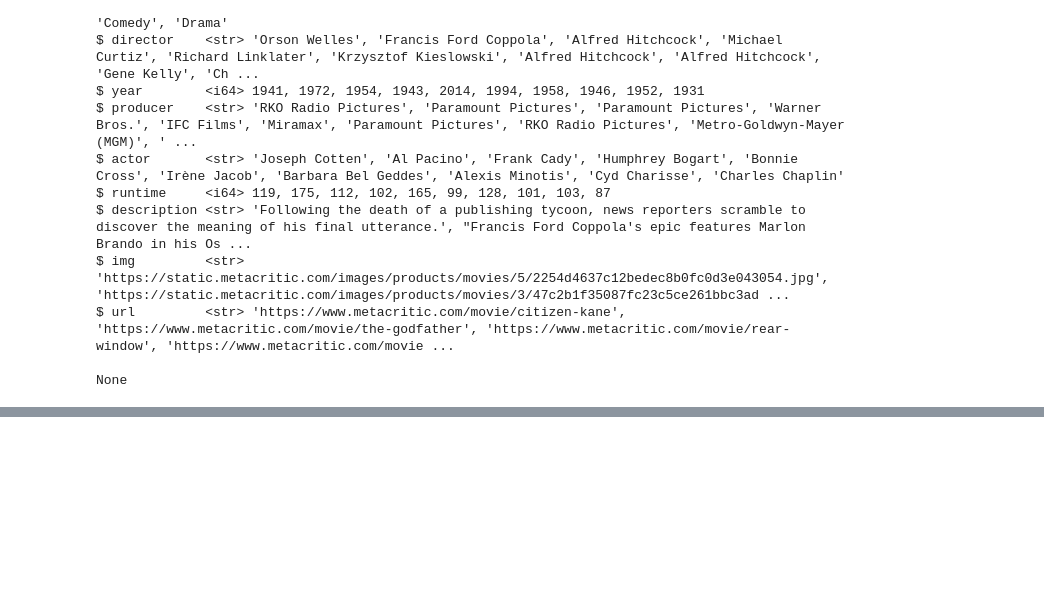
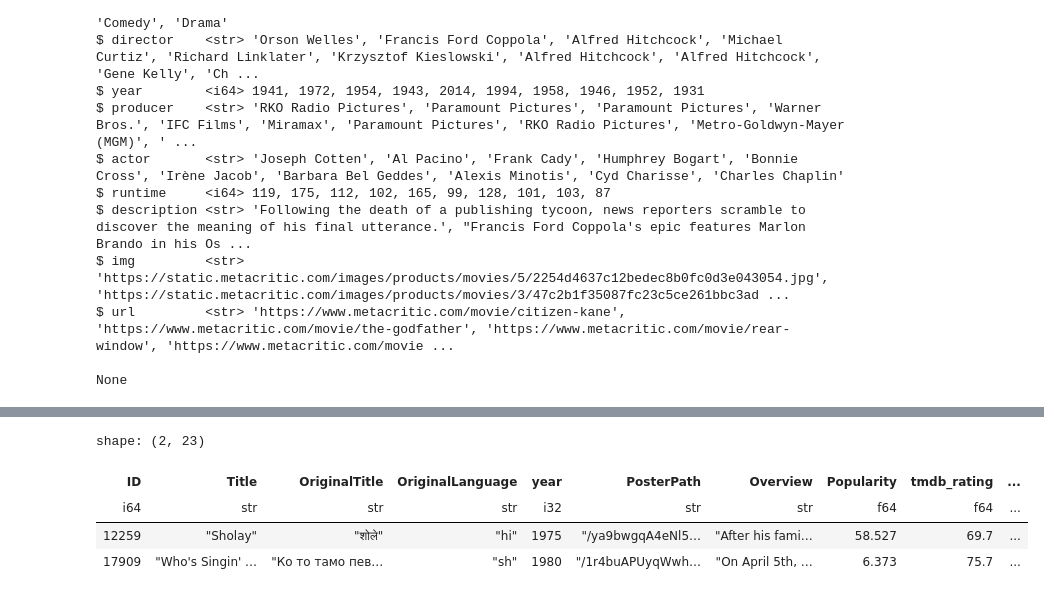
Before and after one commit to shanks-t/cinema-stats, a Jupyter notebook: notebooks/ratings.ipynb, the cells around one changed output, grey strips where cells are left out. Drawn from its saved outputs; the diff is of its cells as text; code cells hidden in the pictures; blank space fills up the shorter version.

```diff
--- a/notebooks/ratings.ipynb
+++ b/notebooks/ratings.ipynb
@@ -93,7 +93,7 @@ None
 # ratings = tmdb.join(imdb.rename({"averageRating": "tmdb-rating"}), left_on="ImdbID", right_on="const", how="left")
 # Selecting only necessary columns from the right DataFrame before joining
 # tmdb_selected = tmdb.select(['ImdbID', 'VoteAverage'])  # Assuming 'rating_tmdb' is the column you need
-imdb_selected = imdb.rename({'averageRating': 'imdb_rating', 'primaryName': 'director'}).select(['const', 'imdb_rating', 'director'])
+imdb_selected = imdb.rename({'averageRating': 'imdb_rating', 'primaryName': 'director', 'numVotes': 'imdb_votes'}).select(['const', 'imdb_rating', 'director', 'imdb_votes'])
 
 # Performing the left join
 ratings = tmdb.join(imdb_selected, left_on="ImdbID", right_on="const", how="left")
@@ -145,7 +145,7 @@ $ rt_rating           <i64> None, None, None, None, 92, None, None, 87, 95, None
 # %%
 meta_selected = meta.rename({"rating": "meta_rating"}).select(["meta_rating", "title", "year"])
 ratings = ratings.join(meta_selected, left_on=["Title", "year"], right_on=["title", "year"], how="left")
-ratings = ratings.rename({"VoteAverage": "tmdb_rating"})
+ratings = ratings.rename({"VoteAverage": "tmdb_rating", "VoteCount": "tmdb_votes"})
 
 
 ratings.glimpse()
@@ -193,7 +193,2 @@ $ director            <str> None, None, None, 'Frank R. Strayer', 'Fritz Lang',
 $ rt_rating           <i64> None, None, None, None, 92, None, None, 87, 95, None
 $ meta_rating         <f32> None, None, None, None, None, None, None, None, 78.0, 87.0
-# %%
-ratings = ratings.with_columns(
-    (ratings["tmdb_rating"] - ratings["meta_rating"]).round(2).alias("ratings_diff")
-)
-ratings.glimpse()
@@ -217,0 +195,12 @@ $ ratings_diff        <f64> None, None, None, None, None, None, None, None, 6.78
+# %%
+ratings = ratings.with_columns(
+    pl.when(
+        (pl.col("tmdb_rating").is_not_null() & (pl.col("tmdb_rating") != 0.0)) &
+        (pl.col("imdb_rating").is_not_null() & (pl.col("imdb_rating") != 0.0))
+    )
+    .then((pl.col("tmdb_rating") - pl.col("imdb_rating")).round(2))
+    .otherwise(pl.lit(None))
+    .alias("ratings_diff")
+)
+
+ratings.glimpse()
@@ -218,2 +225,10 @@ $ ratings_diff        <f64> None, None, None, None, None, None, None, None, 6.78
 # %%
 ratings.write_parquet("../dagster/data/raw_data/parquet/ratings_all.parquet", compression="snappy")
+# %%
+ratings.filter((pl.col("ratings_diff") == -11.3))
+# %% [output]
+shape: (2, 23)
+| ID | Title | OriginalTitle | OriginalLanguage | year | PosterPath | Overview | Popularity | tmdb_rating | ... |
+| i64 | str | str | str | i32 | str | str | f64 | f64 | ... |
+| 12259 | "Sholay" | "शोले" | "hi" | 1975 | "/ya9bwgqA4eNl5… | "After his fami… | 58.527 | 69.7 | ... |
+| 17909 | "Who's Singin' … | "Ко то тамо пев… | "sh" | 1980 | "/1r4buAPUyqWwh… | "On April 5th, … | 6.373 | 75.7 | ... |
```
Also changed, not shown: parts of 6 cells of this notebook, 6 other files.
